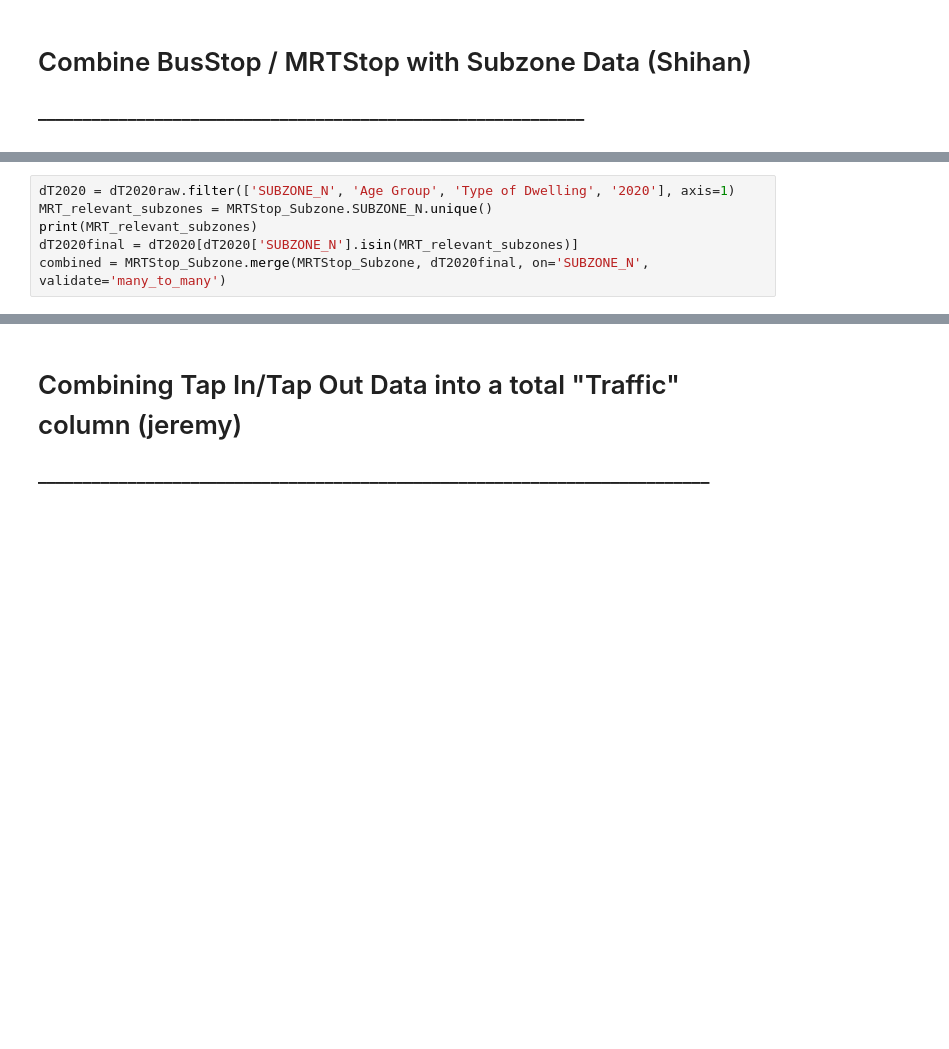
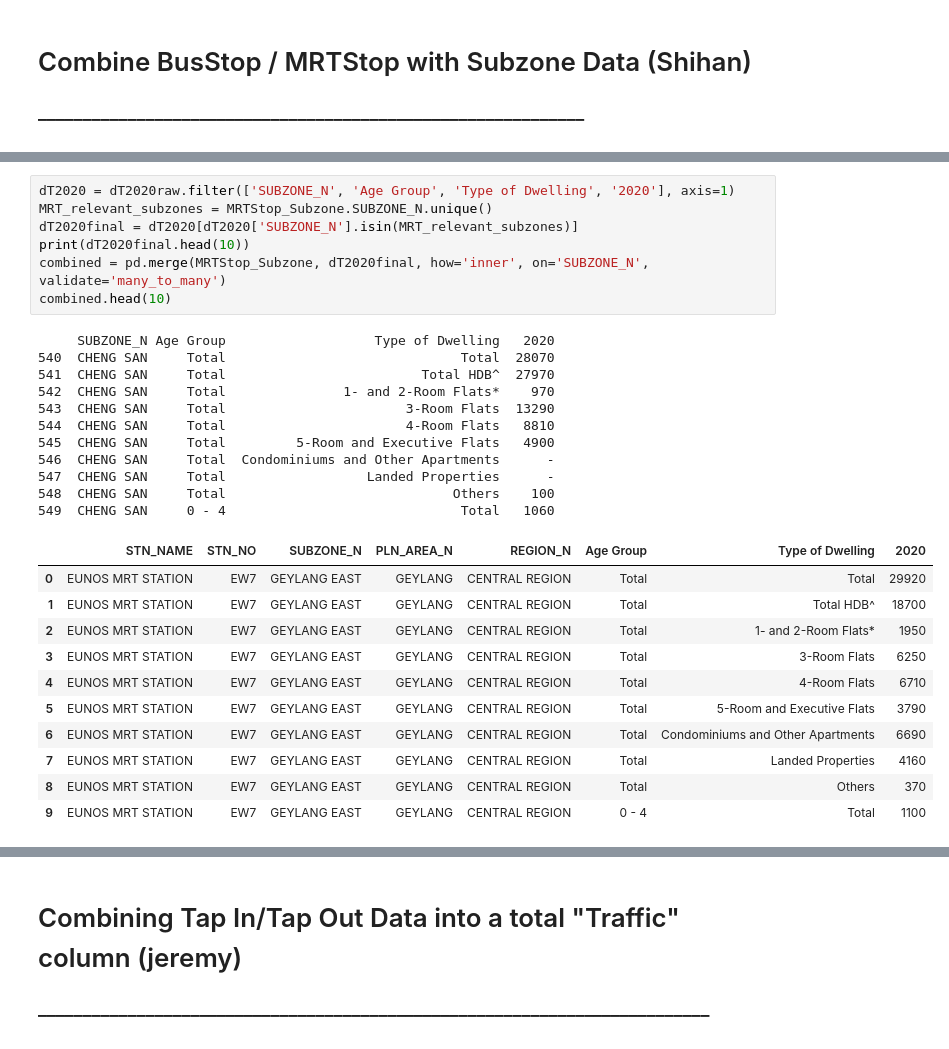
Before and after one commit to bleow/CZ1115PROJ-DataScience_Python, a Jupyter notebook: Jupyter notebook/Actual Data Extraction.ipynb, the cells around one changed output, grey strips where cells are left out. Cells and saved outputs as stored; diff of their text form; blank space fills up the shorter version.

```diff
--- a/Jupyter notebook/Actual Data Extraction.ipynb
+++ b/Jupyter notebook/Actual Data Extraction.ipynb
@@ -66,6 +207,30 @@ dT2020raw.head(10)
 # %%
 dT2020 = dT2020raw.filter(['SUBZONE_N', 'Age Group', 'Type of Dwelling', '2020'], axis=1)
 MRT_relevant_subzones = MRTStop_Subzone.SUBZONE_N.unique()
-print(MRT_relevant_subzones)
 dT2020final = dT2020[dT2020['SUBZONE_N'].isin(MRT_relevant_subzones)]
-combined = MRTStop_Subzone.merge(MRTStop_Subzone, dT2020final, on='SUBZONE_N', validate='many_to_many')
+print(dT2020final.head(10))
+combined = pd.merge(MRTStop_Subzone, dT2020final, how='inner', on='SUBZONE_N', validate='many_to_many')
+combined.head(10)
+# %% [output]
+     SUBZONE_N Age Group                   Type of Dwelling   2020
+540  CHENG SAN     Total                              Total  28070
+541  CHENG SAN     Total                         Total HDB^  27970
+542  CHENG SAN     Total               1- and 2-Room Flats*    970
+543  CHENG SAN     Total                       3-Room Flats  13290
+544  CHENG SAN     Total                       4-Room Flats   8810
+545  CHENG SAN     Total         5-Room and Executive Flats   4900
+546  CHENG SAN     Total  Condominiums and Other Apartments      -
+547  CHENG SAN     Total                  Landed Properties      -
+548  CHENG SAN     Total                             Others    100
+549  CHENG SAN     0 - 4                              Total   1060
+|  | STN_NAME | STN_NO | SUBZONE_N | PLN_AREA_N | REGION_N | Age Group | Type of Dwelling | 2020 |
+| 0 | EUNOS MRT STATION | EW7 | GEYLANG EAST | GEYLANG | CENTRAL REGION | Total | Total | 29920 |
+| 1 | EUNOS MRT STATION | EW7 | GEYLANG EAST | GEYLANG | CENTRAL REGION | Total | Total HDB^ | 18700 |
+| 2 | EUNOS MRT STATION | EW7 | GEYLANG EAST | GEYLANG | CENTRAL REGION | Total | 1- and 2-Room Flats* | 1950 |
+| 3 | EUNOS MRT STATION | EW7 | GEYLANG EAST | GEYLANG | CENTRAL REGION | Total | 3-Room Flats | 6250 |
+| 4 | EUNOS MRT STATION | EW7 | GEYLANG EAST | GEYLANG | CENTRAL REGION | Total | 4-Room Flats | 6710 |
+| 5 | EUNOS MRT STATION | EW7 | GEYLANG EAST | GEYLANG | CENTRAL REGION | Total | 5-Room and Executive Flats | 3790 |
+| 6 | EUNOS MRT STATION | EW7 | GEYLANG EAST | GEYLANG | CENTRAL REGION | Total | Condominiums and Other Apartments | 6690 |
+| 7 | EUNOS MRT STATION | EW7 | GEYLANG EAST | GEYLANG | CENTRAL REGION | Total | Landed Properties | 4160 |
+| 8 | EUNOS MRT STATION | EW7 | GEYLANG EAST | GEYLANG | CENTRAL REGION | Total | Others | 370 |
+| 9 | EUNOS MRT STATION | EW7 | GEYLANG EAST | GEYLANG | CENTRAL REGION | 0 - 4 | Total | 1100 |
```
Also changed, not shown: parts of 18 cells of this notebook.
